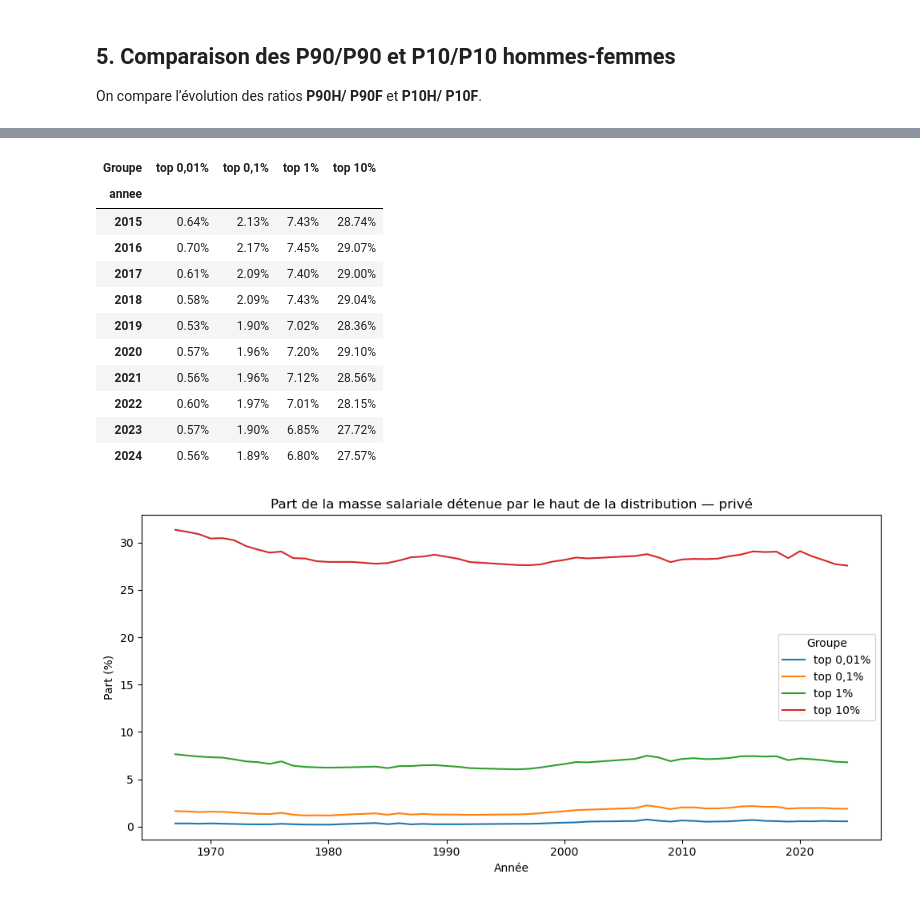
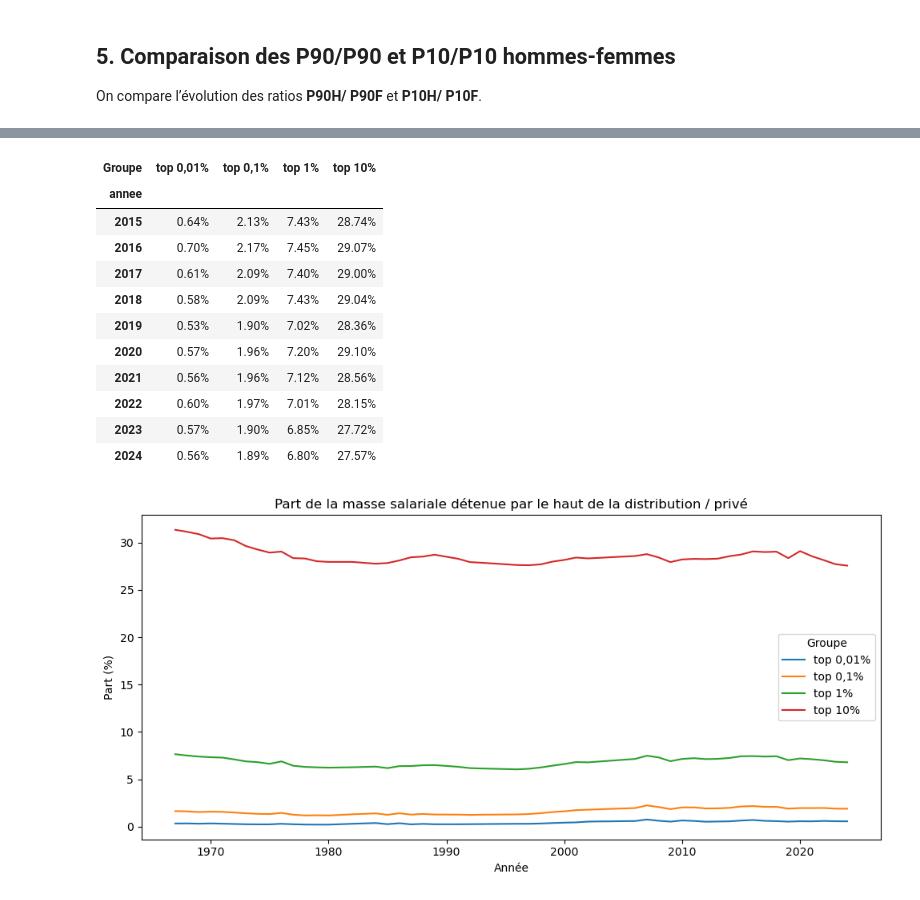
Before and after one commit to YanisY-stack/ProjetPython, a Jupyter notebook: Statistiques_descriptives.ipynb, the cells around one changed output, grey strips where cells are left out. Cells and saved outputs as stored; diff of their text form; code cells hidden in the pictures.

```diff
--- a/Statistiques_descriptives.ipynb
+++ b/Statistiques_descriptives.ipynb
@@ -461,29 +460,29 @@ Sur le long terme, la concentration de la masse salariale en haut de la distribu
 # %%
 part_top = garder_ensemble_des_autres_dimensions(prive)
 part_top = part_top[
     part_top['indicateur'].str.startswith('Part de la masse salariale perçue par le top ')
     & part_top['centile_salaire'].eq('Ensemble')
 ].copy()
 part_top['Groupe'] = part_top['indicateur'].str.extract(r'(top .+)$', expand=False)
 part_top = part_top.pivot(index='annee', columns='Groupe', values='valeur')
 display(part_top.tail(10).style.format('{:.2f}%'))
 part_top.plot(figsize=(10, 5))
-plt.title('Part de la masse salariale détenue par le haut de la distribution — privé')
+plt.title('Part de la masse salariale détenue par le haut de la distribution / privé')
 plt.xlabel('Année')
 plt.ylabel('Part (%)')
 plt.tight_layout()
 plt.show()
 # %% [output]
 | Groupe | top 0,01% | top 0,1% | top 1% | top 10% |
 | annee |  |  |  |  |
 | 2015 | 0.64% | 2.13% | 7.43% | 28.74% |
 | 2016 | 0.70% | 2.17% | 7.45% | 29.07% |
 | 2017 | 0.61% | 2.09% | 7.40% | 29.00% |
 | 2018 | 0.58% | 2.09% | 7.43% | 29.04% |
 | 2019 | 0.53% | 1.90% | 7.02% | 28.36% |
 | 2020 | 0.57% | 1.96% | 7.20% | 29.10% |
 | 2021 | 0.56% | 1.96% | 7.12% | 28.56% |
 | 2022 | 0.60% | 1.97% | 7.01% | 28.15% |
 | 2023 | 0.57% | 1.90% | 6.85% | 27.72% |
 | 2024 | 0.56% | 1.89% | 6.80% | 27.57% |
-[figure, old version]
+[figure, new version]
```
Also changed, not shown: parts of 10 cells of this notebook.
